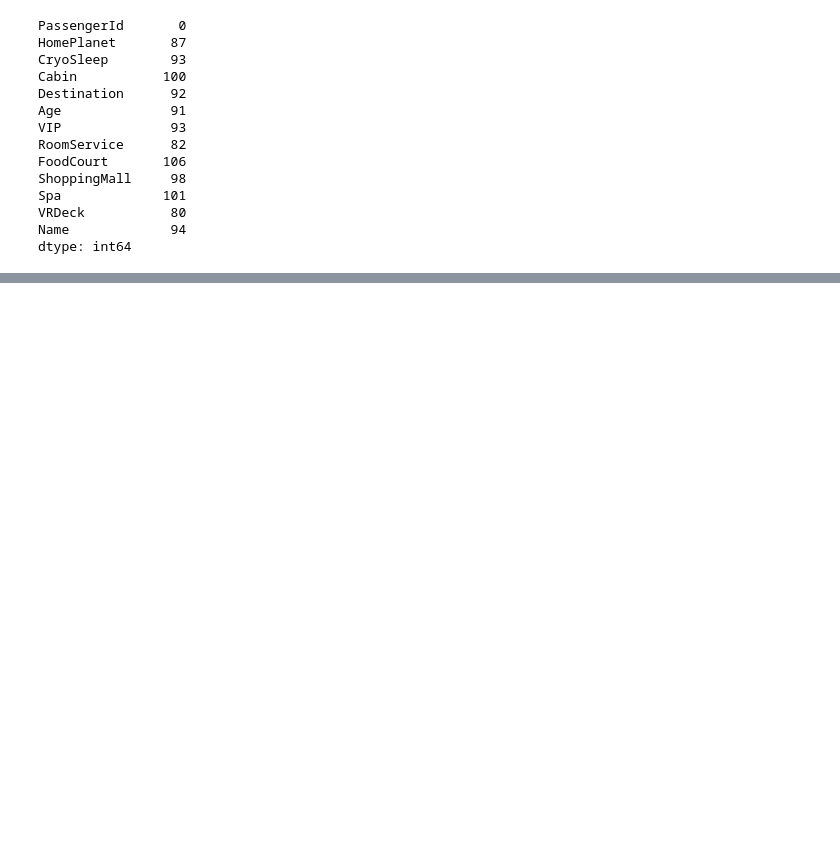
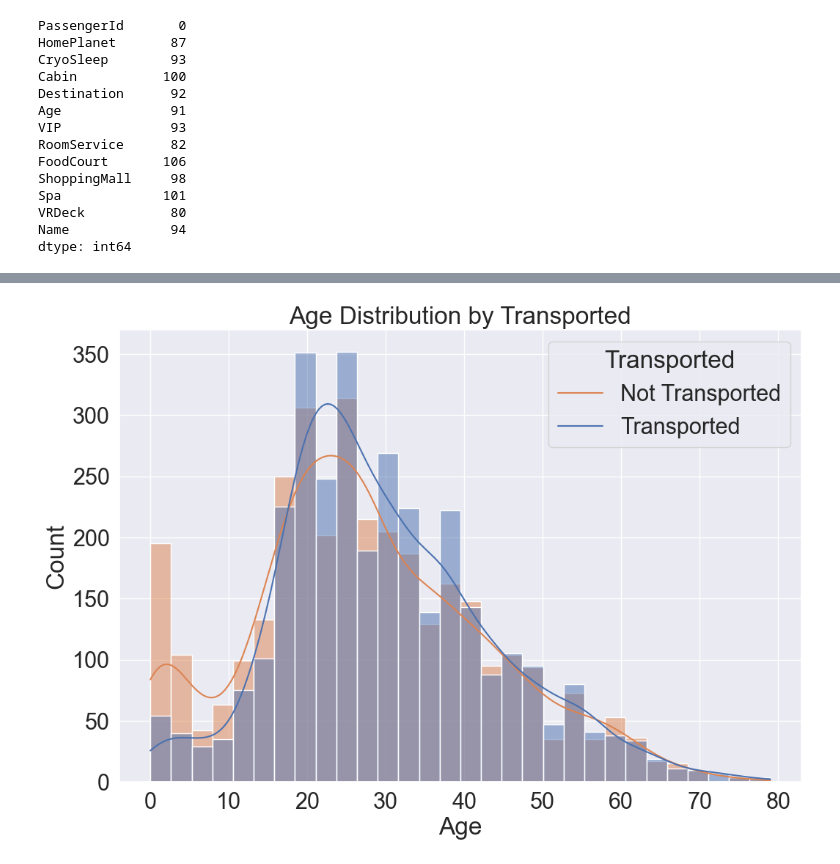
Before and after one commit to leiyese/spaceship_titanic_ml, a Jupyter notebook: main.ipynb, the cells around one changed output, grey strips where cells are left out. Saved outputs shown, nothing was run; the diff lists cells and outputs as text; code cells hidden in the pictures; blank space fills up the shorter version.

```diff
--- a/main.ipynb
+++ b/main.ipynb
@@ -110,0 +179,10 @@ dtype: int64
+# %%
+plt.figure(figsize=(12, 8))
+sns.histplot(data=df_train, x="Age", hue="Transported", bins=30, kde=True)
+plt.title("Age Distribution by Transported")
+plt.xlabel("Age")
+plt.ylabel("Count")
+plt.legend(title="Transported", labels=["Not Transported", "Transported"])
+plt.show()
+# %% [output]
+[figure, added]
```
Also changed, not shown: parts of 20 cells of this notebook.
